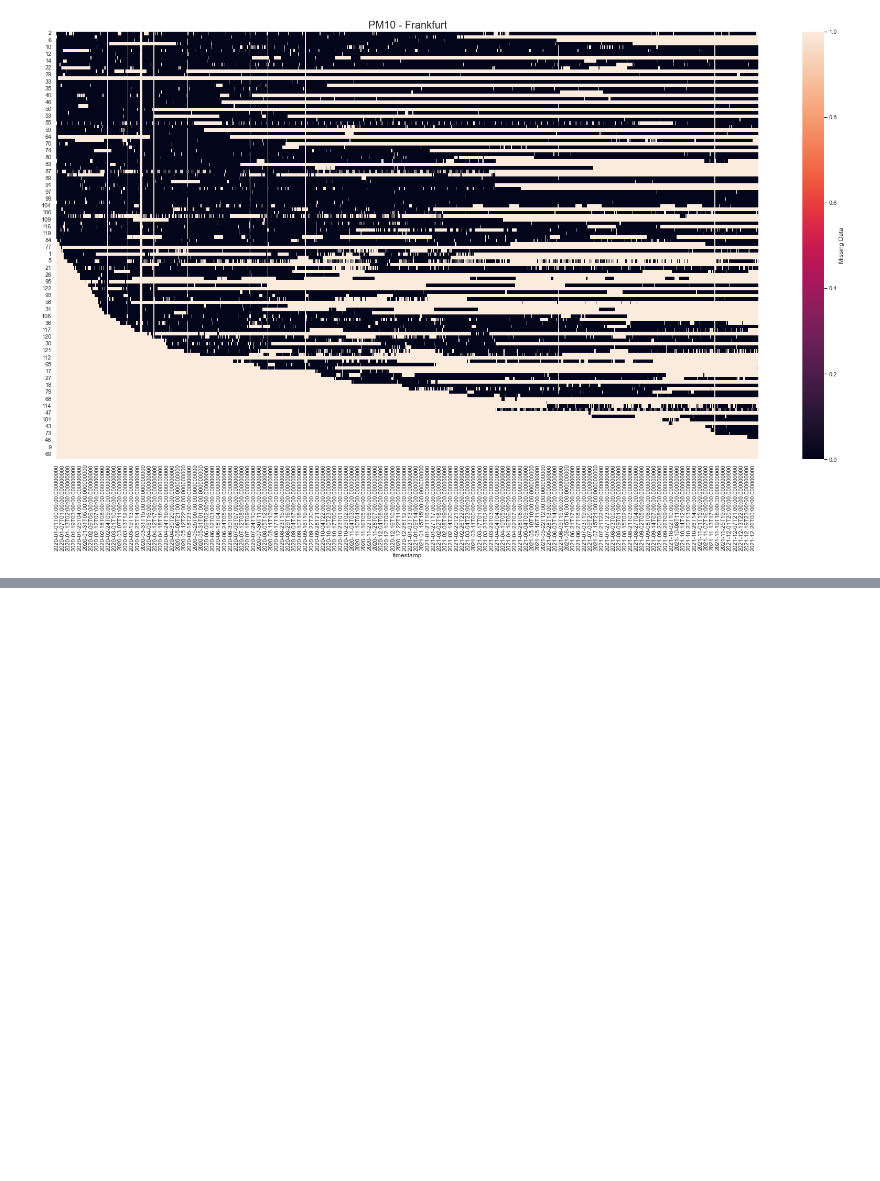
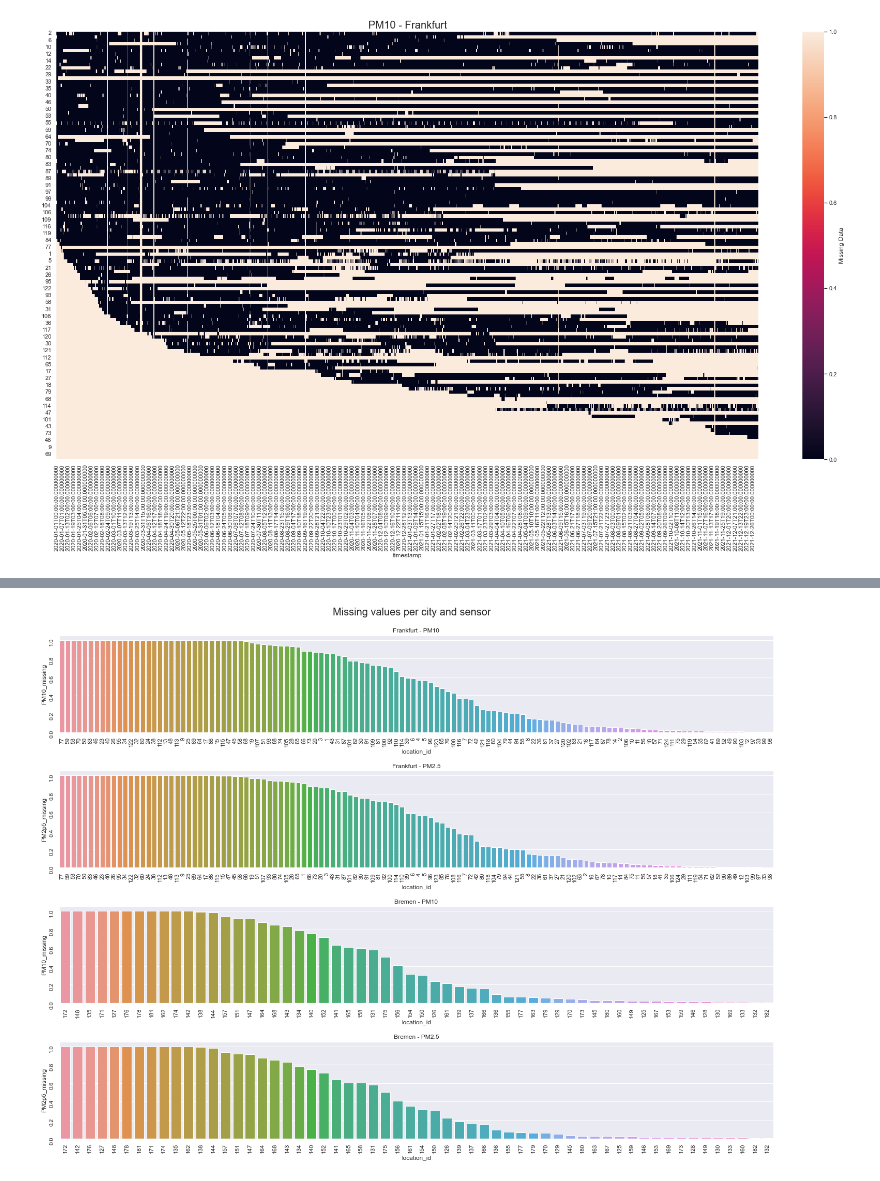
Before and after one commit to j-herbig/air-pollution, a Jupyter notebook: notebooks/EDA.ipynb, the cells around one changed output, grey strips where cells are left out. Cells and saved outputs as stored; diff of their text form; code cells hidden in the pictures; blank space fills up the shorter version.

```diff
--- a/notebooks/EDA.ipynb
+++ b/notebooks/EDA.ipynb
@@ -926,0 +911,3 @@ print(locations_missing_values)
+# %%
+missing_values['location_id'] = missing_values['location_id'].astype(int)
+missing_values
@@ -926,0 +928,20 @@ print(locations_missing_values)
+# %%
+fig, ax = plt.subplots(4,1,figsize=(20,15))
+plt.suptitle("Missing values per city and sensor", fontsize=20) # title of plot
+fig.tight_layout() # tight_layout automatically adjusts subplot params so that the subplot(s) fits in to the figure area
+plt.subplots_adjust(hspace = .4, wspace = .2, top = .93) # adjusts the space between the single subplots
+i=0
+for city in missing_values['city'].unique():
+    for col in ['PM10_missing', 'PM2p5_missing']:
+        sns.barplot(
+            data=missing_values[missing_values['city']==city],
+            x='location_id',
+            y=col,
+            order=missing_values[missing_values['city']==city].sort_values(col, ascending=False)['location_id'],
+            ax=ax[i]
+        )
+        ax[i].tick_params(labelrotation=90)
+        ax[i].set_title(city + ' - ' + col.split('_')[0].replace('p', '.'))
+        i += 1
+# %% [output]
+[figure, added]
```
Also changed, not shown: parts of 16 cells of this notebook.
